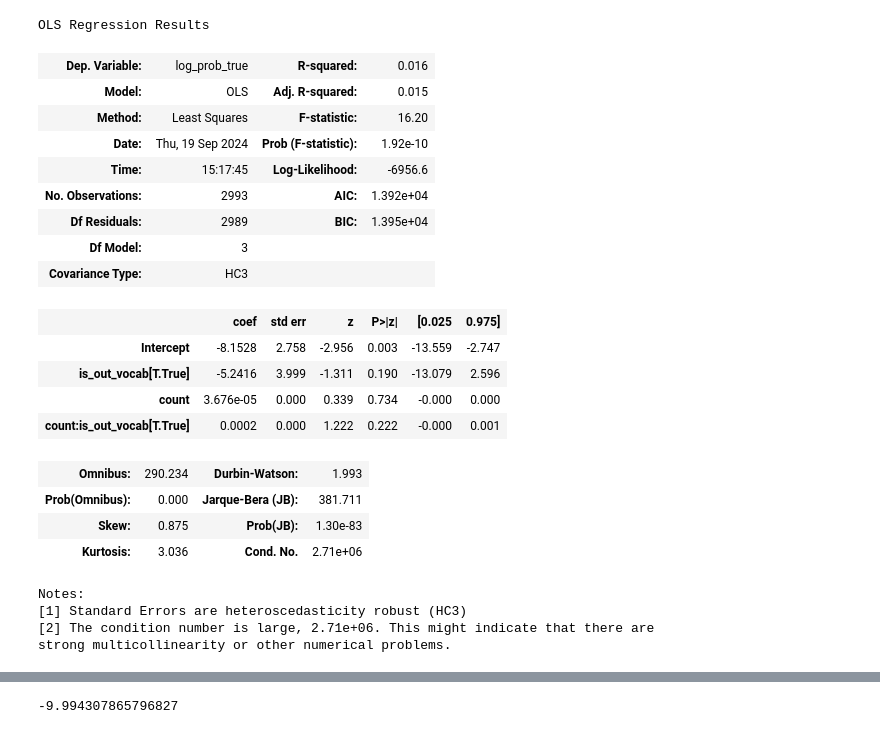
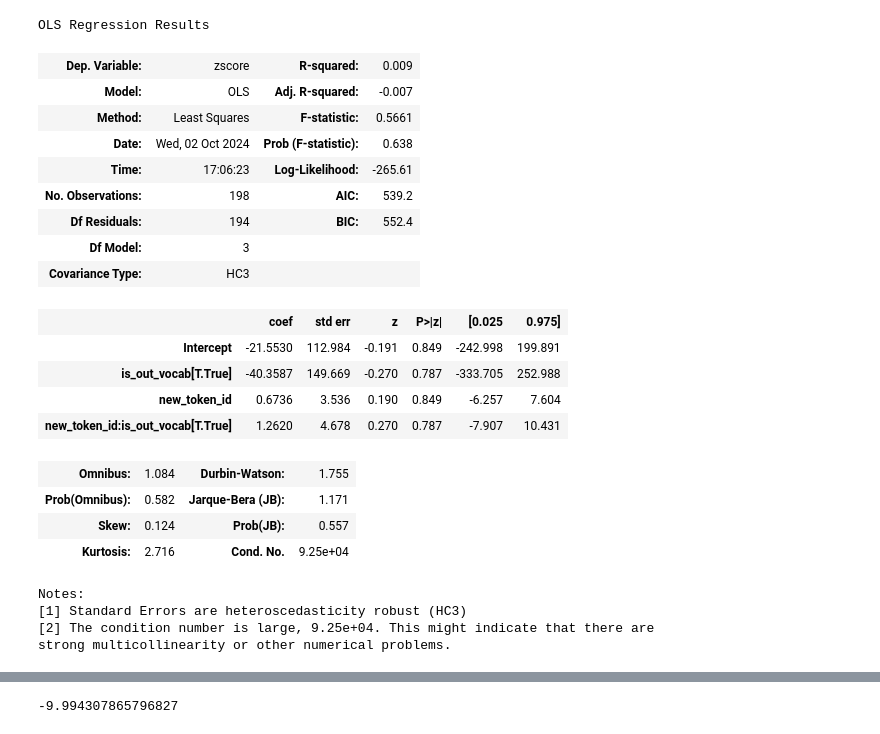
Before and after one commit to pietrolesci/tokenisation-bias, a Jupyter notebook: notebooks/run_rdd.ipynb, the cells around one changed output, grey strips where cells are left out. Cells and saved outputs as stored; diff of their text form; code cells hidden in the pictures.

```diff
--- a/notebooks/run_rdd.ipynb
+++ b/notebooks/run_rdd.ipynb
@@ -13,0 +10,3 @@ df = pl.read_parquet(path)
+# %%
+run_path = Path("outputs/model_eval/smol_llama-81M-tied_bpe32000minipile_last_2024-09-30T19-42-18_2024-10-02T16-09-12")
+df = pl.read_parquet(run_path / "eval_last.parquet")
@@ -14,19 +32,19 @@ df = pl.read_parquet(path)
 # %%
-def flatten(x: list[list]) -> list:
-    return [i for j in x for i in j]
+# def flatten(x: list[list]) -> list:
+#     return [i for j in x for i in j]
 
 
-def ld_to_dl(ld: list[dict]) -> dict[str, list]:
-    return {k: [dic[k] for dic in ld] for k in ld[0]}
+# def ld_to_dl(ld: list[dict]) -> dict[str, list]:
+#     return {k: [dic[k] for dic in ld] for k in ld[0]}
 
 
-fl = srsly.read_jsonl(
-    "/home/pl487/rdd/outputs/model_eval/pythia-9M-bpe32000_checkpoint-50000_2024-09-17T17-15-44/pythia-9M-bpe32000_checkpoint-50000.jsonl"
-)
-df = pl.DataFrame({k: flatten(v) for k, v in ld_to_dl(line).items()} for line in fl)  # type: ignore
-df = df.explode(df.columns)
+# fl = srsly.read_jsonl(
+#     "/home/pl487/rdd/outputs/model_eval/pythia-9M-bpe32000_checkpoint-50000_2024-09-17T17-15-44/pythia-9M-bpe32000_checkpoint-50000.jsonl"
+# )
+# df = pl.DataFrame({k: flatten(v) for k, v in ld_to_dl(line).items()} for line in fl)  # type: ignore
+# df = df.explode(df.columns)
 # %%
-raw_tok_path = Path("/home/pl487/rdd/outputs/tok_train/bpe_2024-09-04T12-59-54")
+raw_tok_path = Path("/home/pl487/rdd/outputs/tok_train/bpe_minipile_2024-09-22T17-58-54")
 tok = pl.DataFrame(srsly.read_jsonl(Path(raw_tok_path) / "implemented_merges.jsonl"))
 # %%
 tok_type = "bpe"
@@ -110,0 +112,4 @@ shape: (5, 5)
+# %%
+avg_df = avg_df.with_columns(
+    zscore=(pl.col("log_prob_true") - pl.col("log_prob_true").mean()) / pl.col("log_prob_true").std()
+)
@@ -111,35 +133,47 @@ shape: (5, 5)
 # %%
+win = .1
+regdata = avg_df.filter((pl.col("new_token_id") < 32 + win) & (pl.col("new_token_id") > 32 - win))
+
 # Fit model
-# rdd = smf.ols("log_prob_true ~ new_token_id + is_out_vocab + new_token_id:is_out_vocab", avg_df.to_pandas()).fit(cov_type="HC3")
-rdd = smf.ols("log_prob_true ~ count + is_out_vocab + count:is_out_vocab", avg_df.to_pandas()).fit(cov_type="HC3")
+rdd = smf.ols(
+    "zscore ~ new_token_id + is_out_vocab + new_token_id:is_out_vocab",
+    regdata.to_pandas()
+).fit(cov_type="HC3")
+# rdd = (
+#     smf.ols(
+#         "log_prob_true ~ count + is_out_vocab + count:is_out_vocab",
+#         avg_df.to_pandas()
+#     )
+#     .fit(cov_type="HC3")
+# )
 
 # Compute discontinuity at threasold
 # discontinuity_at_threshold = rdd.predict({"new_token_id": [31.999, 32.0], "is_out_vocab": [False, True]}).to_dict()
 # discontinuity_at_threshold = discontinuity_at_threshold[1] - discontinuity_at_threshold[0]
 # print(discontinuity_at_threshold)
 
 rdd.summary()
 # %% [output]
 OLS Regression Results
-| Dep. Variable: | log_prob_true | R-squared: | 0.016 |
-| Model: | OLS | Adj. R-squared: | 0.015 |
-| Method: | Least Squares | F-statistic: | 16.20 |
-| Date: | Thu, 19 Sep 2024 | Prob (F-statistic): | 1.92e-10 |
-| Time: | 15:17:45 | Log-Likelihood: | -6956.6 |
-| No. Observations: | 2993 | AIC: | 1.392e+04 |
-| Df Residuals: | 2989 | BIC: | 1.395e+04 |
+| Dep. Variable: | zscore | R-squared: | 0.009 |
+| Model: | OLS | Adj. R-squared: | -0.007 |
+| Method: | Least Squares | F-statistic: | 0.5661 |
+| Date: | Wed, 02 Oct 2024 | Prob (F-statistic): | 0.638 |
+| Time: | 17:06:23 | Log-Likelihood: | -265.61 |
+| No. Observations: | 198 | AIC: | 539.2 |
+| Df Residuals: | 194 | BIC: | 552.4 |
 | Df Model: | 3 |  |  |
 | Covariance Type: | HC3 |  |  |
 |  | coef | std err | z | P>|z| | [0.025 | 0.975] |
-| Intercept | -8.1528 | 2.758 | -2.956 | 0.003 | -13.559 | -2.747 |
-| is_out_vocab[T.True] | -5.2416 | 3.999 | -1.311 | 0.190 | -13.079 | 2.596 |
-| count | 3.676e-05 | 0.000 | 0.339 | 0.734 | -0.000 | 0.000 |
-| count:is_out_vocab[T.True] | 0.0002 | 0.000 | 1.222 | 0.222 | -0.000 | 0.001 |
+| Intercept | -21.5530 | 112.984 | -0.191 | 0.849 | -242.998 | 199.891 |
+| is_out_vocab[T.True] | -40.3587 | 149.669 | -0.270 | 0.787 | -333.705 | 252.988 |
+| new_token_id | 0.6736 | 3.536 | 0.190 | 0.849 | -6.257 | 7.604 |
+| new_token_id:is_out_vocab[T.True] | 1.2620 | 4.678 | 0.270 | 0.787 | -7.907 | 10.431 |
-| Omnibus: | 290.234 | Durbin-Watson: | 1.993 |
-| Prob(Omnibus): | 0.000 | Jarque-Bera (JB): | 381.711 |
-| Skew: | 0.875 | Prob(JB): | 1.30e-83 |
-| Kurtosis: | 3.036 | Cond. No. | 2.71e+06 |
+| Omnibus: | 1.084 | Durbin-Watson: | 1.755 |
+| Prob(Omnibus): | 0.582 | Jarque-Bera (JB): | 1.171 |
+| Skew: | 0.124 | Prob(JB): | 0.557 |
+| Kurtosis: | 2.716 | Cond. No. | 9.25e+04 |
 Notes:
 [1] Standard Errors are heteroscedasticity robust (HC3)
-[2] The condition number is large, 2.71e+06. This might indicate that there are
+[2] The condition number is large, 9.25e+04. This might indicate that there are
 strong multicollinearity or other numerical problems.
```
Also changed, not shown: parts of 11 cells of this notebook, 4 other files.
